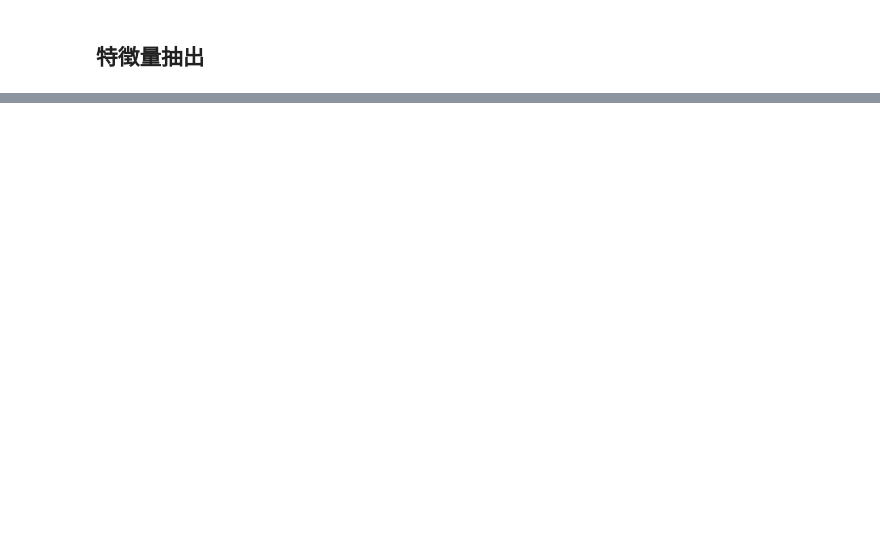
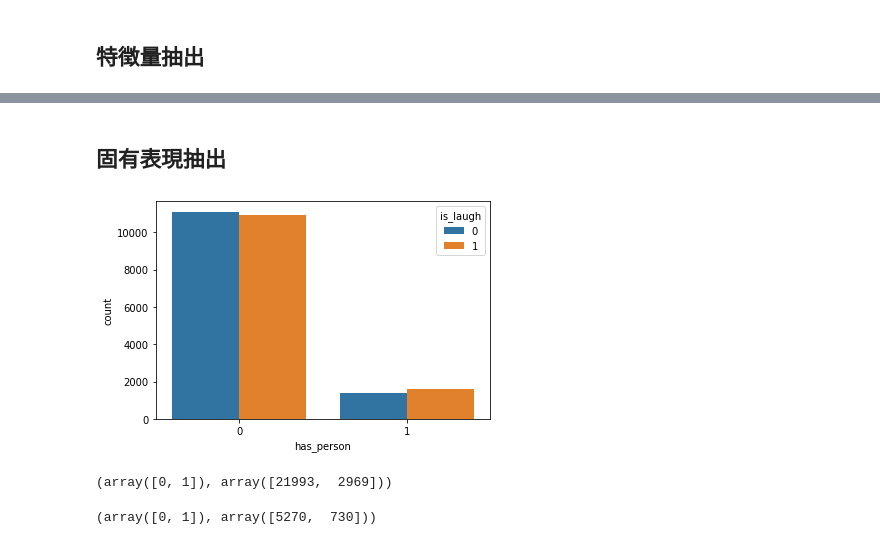
Before and after one commit to ryota0051/boke-ai, a Jupyter notebook: notebooks/2.1 extract_feature.ipynb, the cells around one changed output, grey strips where cells are left out. Drawn from its saved outputs; the diff is of its cells as text; code cells hidden in the pictures; blank space fills up the shorter version.

Commit message:
add tfidf, person, od feature extract

```diff
--- a/notebooks/2.1 extract_feature.ipynb
+++ b/notebooks/2.1 extract_feature.ipynb
@@ -72,3 +107,9 @@ def vectorize_ds(model, dataloader, device):
             hidden_states = hidden_states.cpu().detach().numpy() if torch.cuda.is_available() else hidden_states.cpu().numpy()
             vector.append(hidden_states)
     return np.concatenate(vector)
+
+
+def load_validate_model(src):
+    model = load_model(output_hidden_states=True)
+    model.load_state_dict(torch.load(src))
+    return model
@@ -111,0 +412,16 @@ test_vector_df.to_csv('../dataset/processed/test_vector.csv', index=False)
+# %% [markdown]
+## 固有表現抽出
+# %%
+class ExtractPersonApearInTxt:
+    def __init__(self, nlp=None):
+        self.nlp = nlp if nlp is not None else spacy.load('ja_ginza_electra')
+
+    def __call__(self, texts):
+        docs = self.nlp.pipe(texts)
+        n_texts = len(texts)
+        results = [0] * n_texts
+        for i, doc in enumerate(tqdm(docs, total=n_texts)):
+            for ent in doc.ents:
+                if ent.label_ == 'Person':
+                    results[i] = 1
+        return results
@@ -111,0 +430,18 @@ test_vector_df.to_csv('../dataset/processed/test_vector.csv', index=False)
+# %%
+extract_person_apear = ExtractPersonApearInTxt()
+train_has_person_list = extract_person_apear(train_df['text'].values.tolist())
+test_has_person_list = extract_person_apear(test_df['text'].values.tolist())
+# %%
+plot_df = pd.DataFrame({'has_person': train_has_person_list, 'is_laugh': train_df['is_laugh'].to_list()})
+sns.countplot(data=plot_df, x='has_person', hue='is_laugh')
+plt.show()
+# %% [output]
+[figure, added]
+# %%
+np.unique(train_has_person_list, return_counts=True)
+# %% [output]
+(array([0, 1]), array([21993,  2969]))
+# %%
+np.unique(test_has_person_list, return_counts=True)
+# %% [output]
+(array([0, 1]), array([5270,  730]))
```
Also changed, not shown: parts of 31 cells of this notebook, 6 other files.
